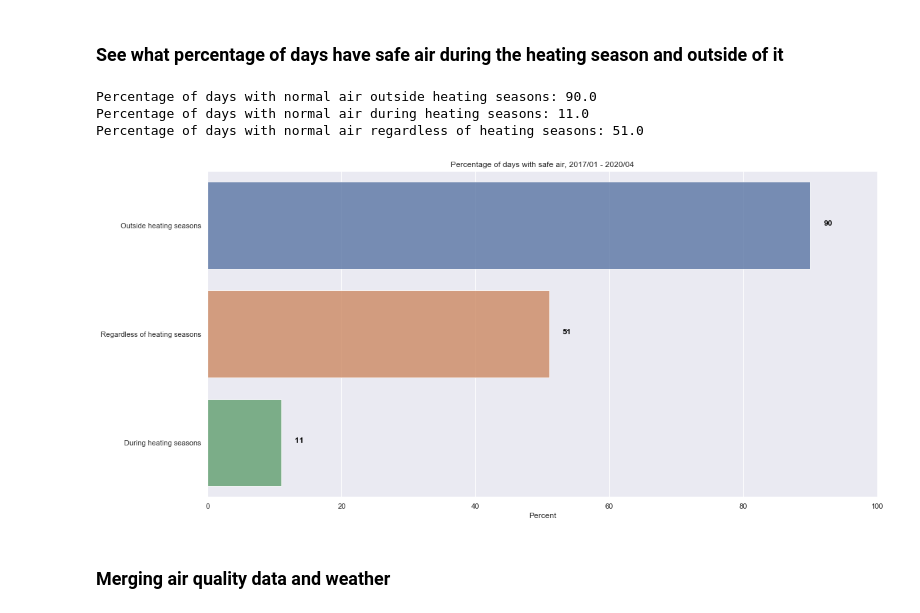
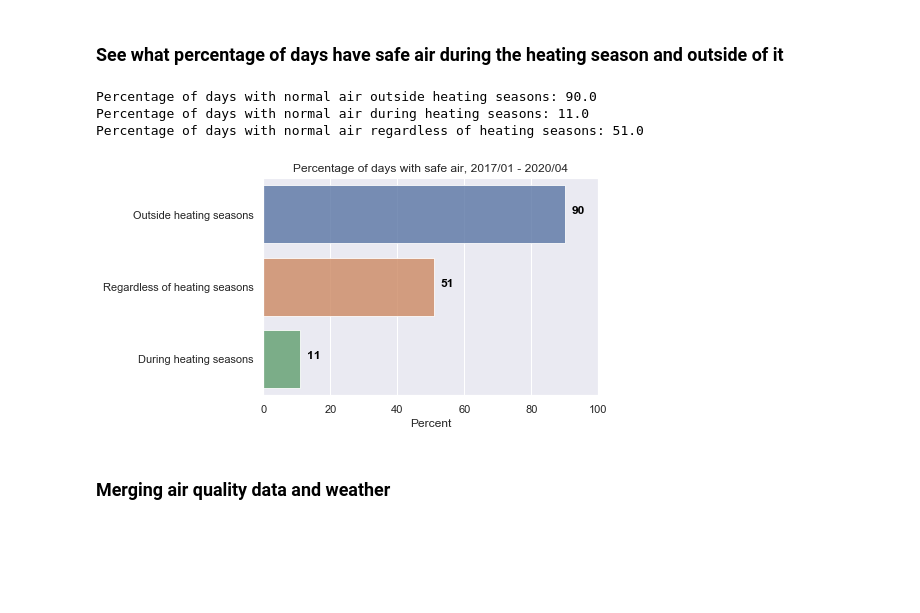
Before and after one commit to alibekU/almaty_air_2020, a Jupyter notebook: analysis_pm25.ipynb, the cells around one changed output. Drawn from its saved outputs; the diff is of its cells as text; code cells hidden in the pictures; blank space fills up the shorter version.

```diff
--- a/analysis_pm25.ipynb
+++ b/analysis_pm25.ipynb
@@ -545,36 +545,36 @@ normal_air_percent = round(100*normal_air_days/total_days,0)
 print('Percentage of days with normal air outside heating seasons:', no_heating_percent)
 print('Percentage of days with normal air during heating seasons:', heating_percent)
 print('Percentage of days with normal air regardless of heating seasons:', normal_air_percent)
 
 import seaborn as sns
 fig, ax = plt.subplots()
 
 # set size and style
-fig.set_size_inches(18, 9)
+#fig.set_size_inches(18, 10)
 
 sns.set_style('darkgrid')
 
 # store values and labels in lists
 X_plot = [no_heating_percent, normal_air_percent, heating_percent]
 labels = ['Outside heating seasons', 'Regardless of heating seasons', 'During heating seasons']
 
 # plot percentages using bar plot
 ax = sns.barplot(x=X_plot, y=labels, alpha=0.8)
 ax.set(xlim = (0,100))
 
 # display values of bars
 for index,value in enumerate(X_plot):
     ax.text(value+2, index, str(int(value)), color='black', fontweight='bold')
 
 ax.set_xlabel('Percent')
 plt.title('Percentage of days with safe air, 2017/01 - 2020/04')
 plt.show()
-ax.figure.savefig('percentage_days_normal_air.png')
+#ax.figure.savefig('percentage_days_normal_air.png')
 # %% [output]
 Percentage of days with normal air outside heating seasons: 90.0
 Percentage of days with normal air during heating seasons: 11.0
 Percentage of days with normal air regardless of heating seasons: 51.0
-[figure, old version]
+[figure, new version]
 # %% [markdown]
 ### Merging air quality data and weather
 # %%
```
Also changed, not shown: parts of 11 cells of this notebook, 9 other files.
